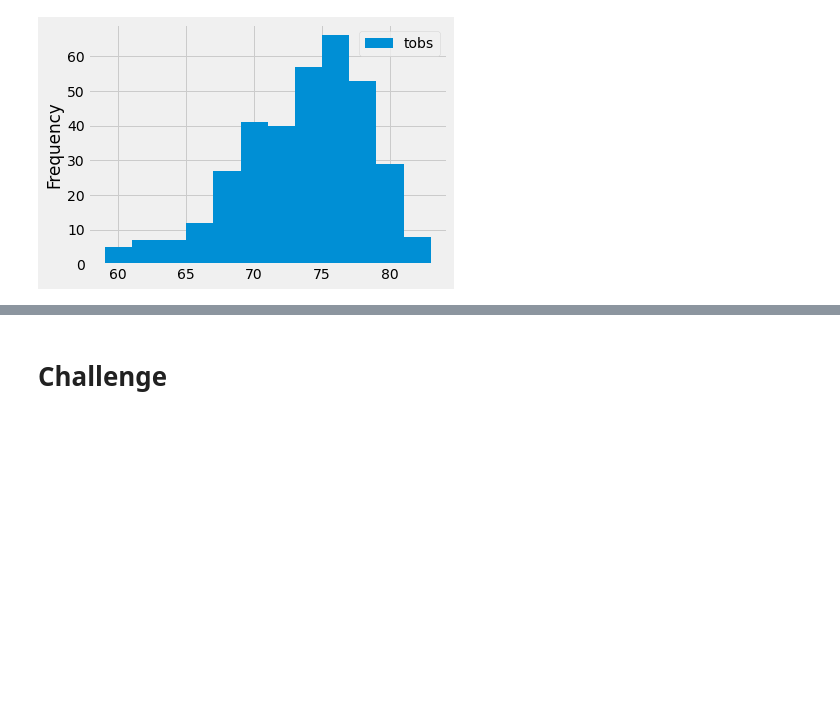
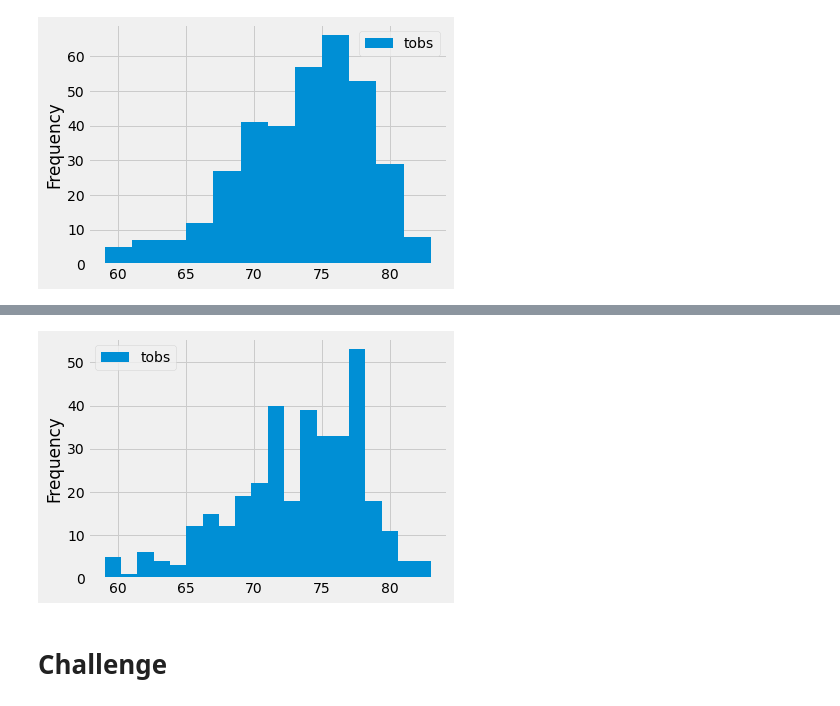
Before and after one commit to RGK73/surfs_up, a Jupyter notebook: climate_analysis.ipynb, the cells around one changed output, grey strips where cells are left out. Cells and saved outputs as stored; diff of their text form; code cells hidden in the pictures; blank space fills up the shorter version.

```diff
--- a/climate_analysis.ipynb
+++ b/climate_analysis.ipynb
@@ -151,3 +156,8 @@ plt.tight_layout()
+# %%
+df.plot.hist(bins=20)
+plt.tight_layout()
+# %% [output]
+[figure, added]
 # %%
 # Write a function called `calc_temps` that will accept start date and end date in the format '%Y-%m-%d'
 # and return the minimum, average, and maximum temperatures for that range of dates
```
Also changed, not shown: parts of 1 cell of this notebook, 1 other file.
